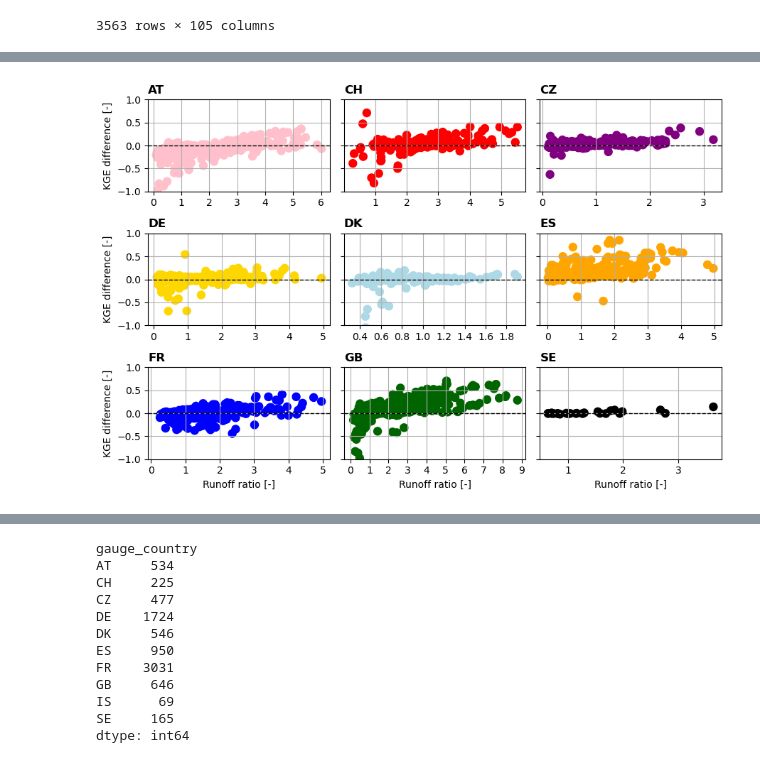
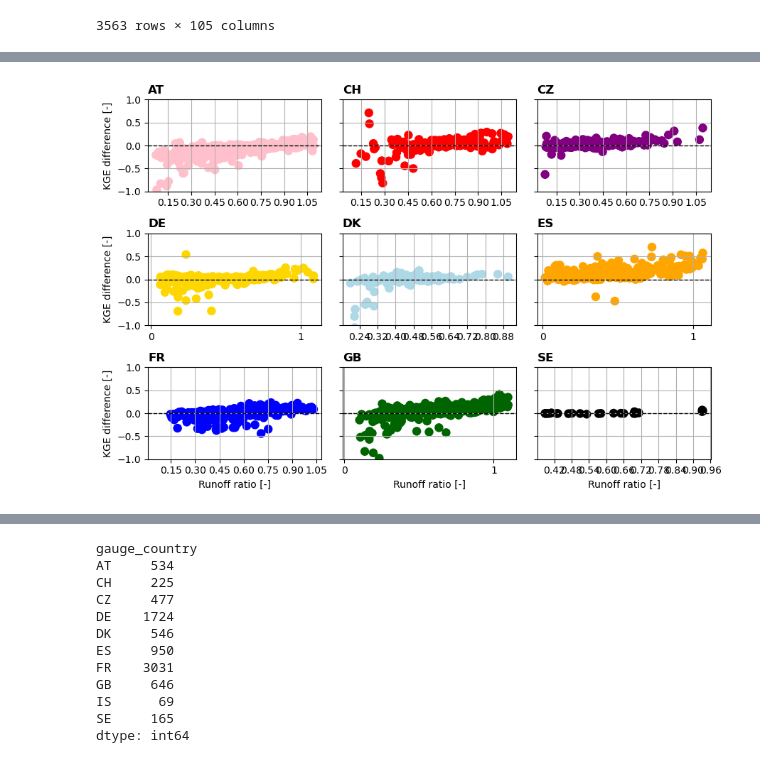
Before and after one commit to thiagovmdon/EOBS-quality, a Jupyter notebook: code/Paper_Quality_EOBS_d_exploring_results.ipynb, the cells around one changed output, grey strips where cells are left out. Saved outputs shown, nothing was run; the diff lists cells and outputs as text; code cells hidden in the pictures.

Commit message:
Some updates for now with the runoff ratio

```diff
--- a/code/Paper_Quality_EOBS_d_exploring_results.ipynb
+++ b/code/Paper_Quality_EOBS_d_exploring_results.ipynb
@@ -358,6 +358,8 @@ network_basins
 | SE000286 | 751 | VASSBOTTEN | SE | SE_SMHI | ENNINGDALSÄLVEN | 11.536800 | 58.877100 | 11.536800 | 58.877100 | ... |
 | SE000287 | 855 | GETEBRO | SE | SE_SMHI | ALSTERÅN | 16.163900 | 56.999600 | 16.163900 | 56.999600 | ... |
 3563 rows × 105 columns
+# %%
+network_basins = network_basins[network_basins.q_runoff_ratio <= 1.1]
 # %%
 world = gpd.read_file(r"C:\Users\nascimth\Documents\data\gis\world.shp")
 # %%
@@ -605,41 +837,41 @@ for i, color in enumerate(groups):
     country = color_to_country[color]
 
     axes[i].scatter(
-        group_df["q_mean"],
+        group_df["q_runoff_ratio"],
         group_df["diff"],
         color=color,
         s=80,
         alpha=1,
         edgecolor='none'
     )
     axes[i].set_title(f"{country}", fontsize=12, fontweight="bold", loc="left")
     # Only set x-label for subplots in the bottom row
     if i // n_cols == n_rows - 1:
         axes[i].set_xlabel("Runoff ratio [-]")
 
     if i % n_cols == 0:
         axes[i].set_ylabel("KGE difference [-]")
 
     #axes[i].set_xlim(0, 2)
     axes[i].set_ylim(-1, 1)
 
     axes[i].grid(True)
 
     axes[i].xaxis.set_major_locator(mticker.MaxNLocator(integer=True))
 
     axes[i].axhline(0, color='black', linestyle='--', linewidth=1)
 
 # Delete any unused axes
 for j in range(i + 1, len(axes)):
     fig.delaxes(axes[j])
 
 plt.tight_layout()
 
 #plt.savefig("results/figs/kge_scatters.png", dpi=300)
 
 plt.show()
 # %% [output]
-[figure, old version]
+[figure, new version]
 # %%
 #network_estreams_filtered_quality_eobs = network_estreams_filtered_quality_eobs[network_estreams_filtered_quality_eobs.gauge_country == "CZ"]
 #
```
Also changed, not shown: parts of 11 cells of this notebook, 4 other files.
